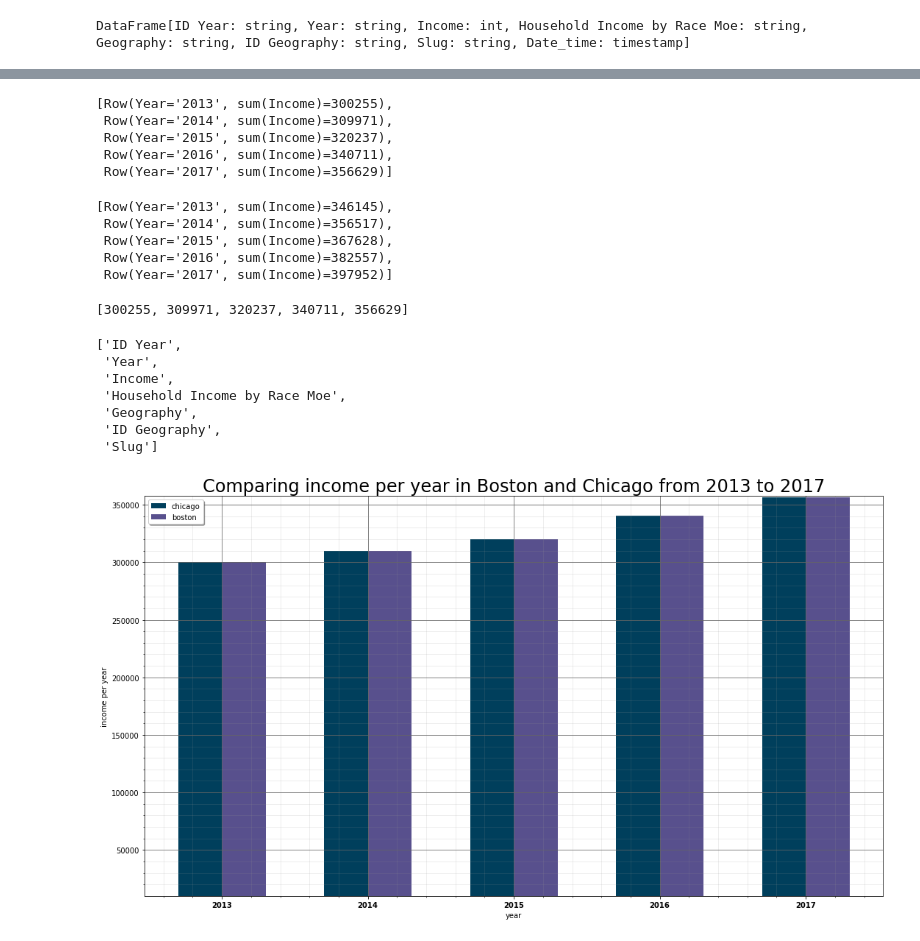
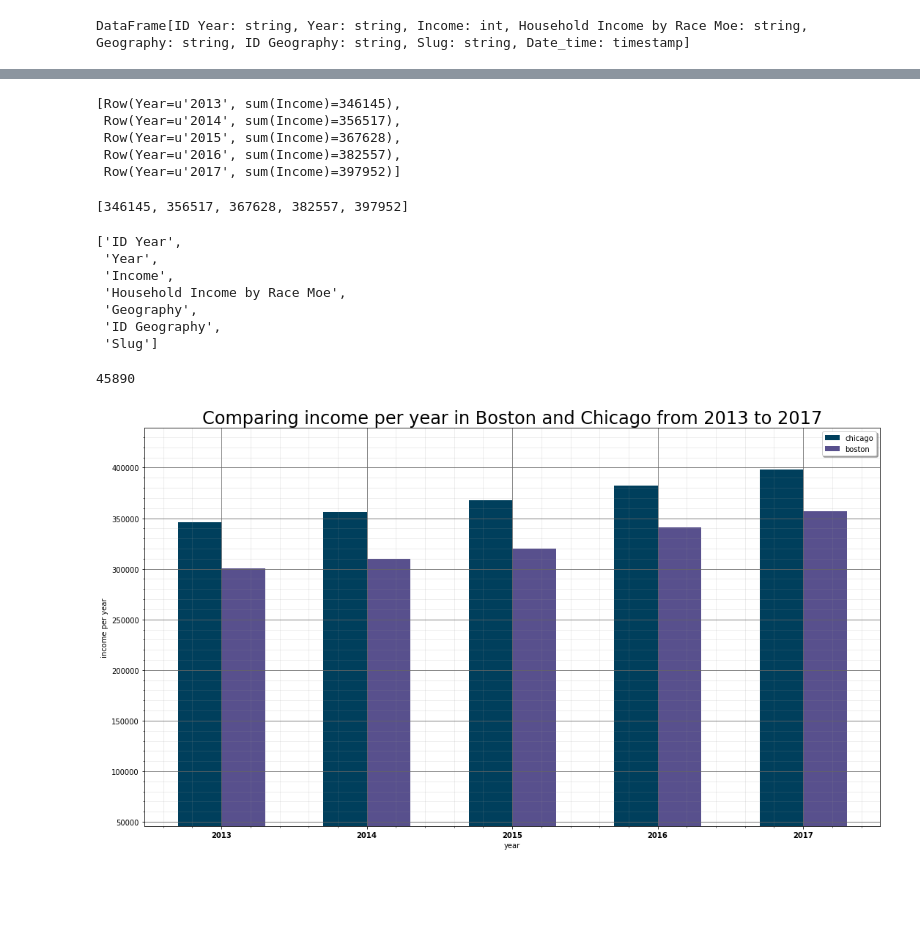
Before and after one commit to Kotiba-saket/DataMining, a Jupyter notebook: CrimeInBostenEnChicago.ipynb, the cells around one changed output, grey strips where cells are left out. Cells and saved outputs as stored; diff of their text form; code cells hidden in the pictures; blank space fills up the shorter version.

Commit message:
Fixed chicago

```diff
--- a/CrimeInBostenEnChicago.ipynb
+++ b/CrimeInBostenEnChicago.ipynb
@@ -458,29 +459,18 @@ DataFrame[ID Year: string, Year: string, Income: int, Household Income by Race M
 # %%
-boston_income_data =db.groupBy('Year').sum("Income").sort('Year').collect()
-boston_income_count = [item[1] for item in boston_income_data]
-boston_incoem_year = [item[0] for item in boston_income_data]
-boston_income_data
+chicago_income_data =dc.groupBy('Year').sum('Income').sort('Year').collect()
+chicago_income_count = [item[1] for item in chicago_income_data]
+chicago_income_year = [item[0] for item in chicago_income_data]
+chicago_income_data
 # %% [output]
-[Row(Year='2013', sum(Income)=300255),
- Row(Year='2014', sum(Income)=309971),
- Row(Year='2015', sum(Income)=320237),
- Row(Year='2016', sum(Income)=340711),
- Row(Year='2017', sum(Income)=356629)]
+[Row(Year=u'2013', sum(Income)=346145),
+ Row(Year=u'2014', sum(Income)=356517),
+ Row(Year=u'2015', sum(Income)=367628),
+ Row(Year=u'2016', sum(Income)=382557),
+ Row(Year=u'2017', sum(Income)=397952)]
-# %%
-chicago_income_data =dc.groupBy('Year').sum('Income').sort('Year').collect()
-chicago_income_count = [item[1] for item in boston_income_data]
-chicago_income_year = [item[0] for item in boston_income_data]
-chicago_income_data
-# %% [output]
-[Row(Year='2013', sum(Income)=346145),
- Row(Year='2014', sum(Income)=356517),
- Row(Year='2015', sum(Income)=367628),
- Row(Year='2016', sum(Income)=382557),
- Row(Year='2017', sum(Income)=397952)]
 # %%
 chicago_income_count
 # %% [output]
-[300255, 309971, 320237, 340711, 356629]
+[346145, 356517, 367628, 382557, 397952]
 # %%
 chicagoIncome.columns
 # %% [output]
@@ -491,15 +481,17 @@ chicagoIncome.columns
  'Geography',
  'ID Geography',
  'Slug']
+# %%
+%matplotlib inline
+import matplotlib.pyplot as plt
+import numpy as np
+
+y_axis = [i for i in boston_income_count]
+x_axis= [i for i in chicago_income_count]
+chicago_income_count[0] - boston_income_count[0]
+# %% [output]
+45890
 # %%
-%matplotlib inline
-import matplotlib.pyplot as plt
-import numpy as np
-
-y_axis = [i for i in boston_income_count]
-x_axis= [i for i in chicago_income_count]
-#z_axis = [i for i in boston_count]
-
 data = [x_axis,y_axis]
 
 fig = plt.figure(figsize=(18,10))
@@ -511,32 +503,32 @@ plt.title('Comparing income per year in Boston and Chicago from 2013 to 2017', f
 
 
 # Names of group and bar width
 names = ['2013','2014','2015','2016','2017']
 #barWidth = 0.25
 X = np.arange(len(names))
 plt.bar(X - 0.15, data[0], color = '#003f5c', width = 0.3,label='chicago')
 plt.bar(X + 0.15, data[1], color = '#58508d', width = 0.3,label='boston')
 # Create green bars (top)
 #plt.bar(r, bars3, bottom=bars, color='#2d7f5e', edgecolor='white', width=barWidth)
 
 ax = plt.gca()
-ax.set_ylim(10000, max(data[0]) + 1000)
+ax.set_ylim(min(data[0]) - min(data[1]), max(data[0]) + (max(data[0]) - max(data[1])))
 ax.legend(shadow=True)
 
 # Custom X axis
 plt.xticks(X, names, fontweight='bold')
 plt.xlabel("year")
 plt.ylabel("income per year")
 
 # Show the major grid lines with dark grey lines
 plt.grid(b=True, which='major', color='#666666', linestyle='-')
 
 # Show the minor grid lines with very faint and almost transparent grey lines
 plt.minorticks_on()
 plt.grid(b=True, which='minor', color='#999999', linestyle='-', alpha=0.2)
 
 
 # Show graphic
 plt.show()
 # %% [output]
-[figure, old version]
+[figure, new version]
```
Also changed, not shown: parts of 8 cells of this notebook.
